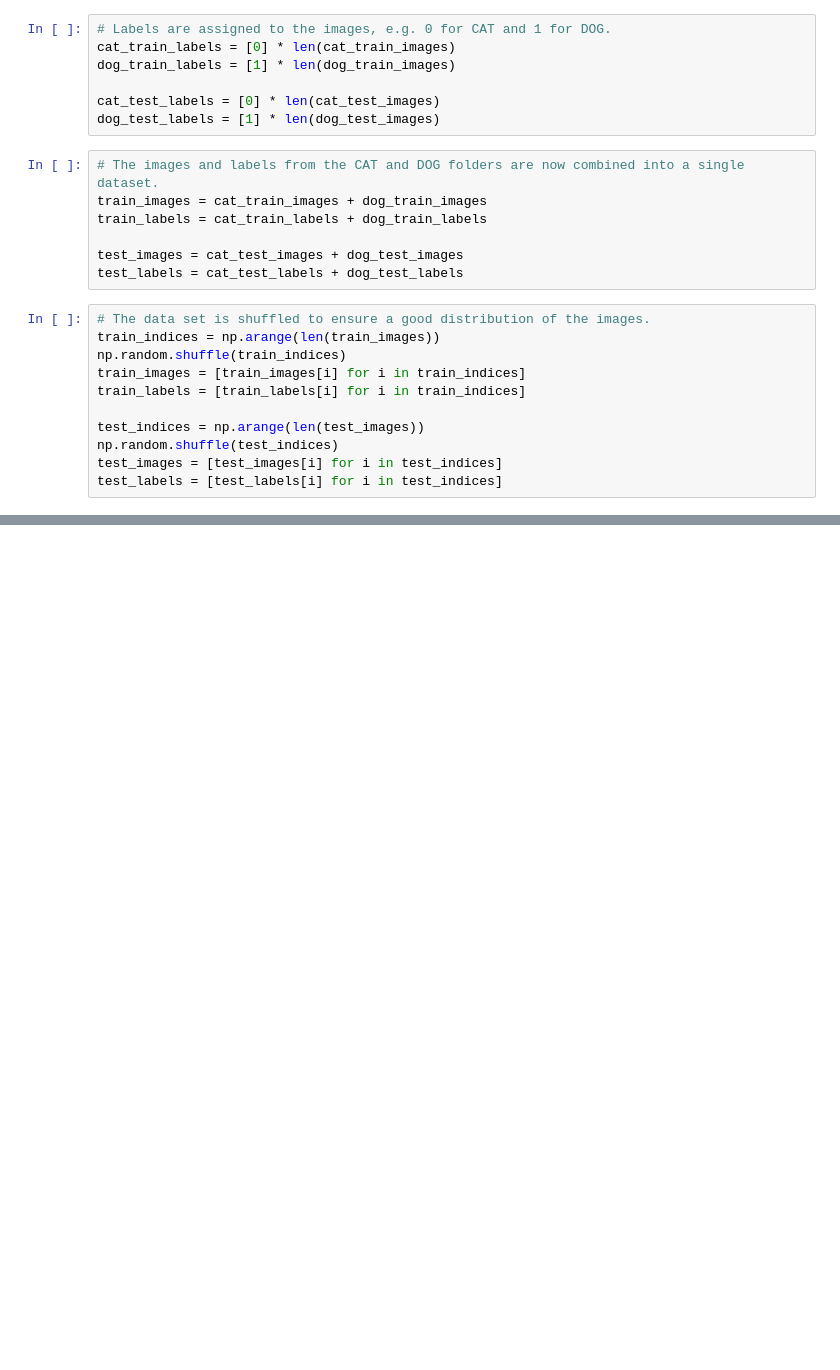
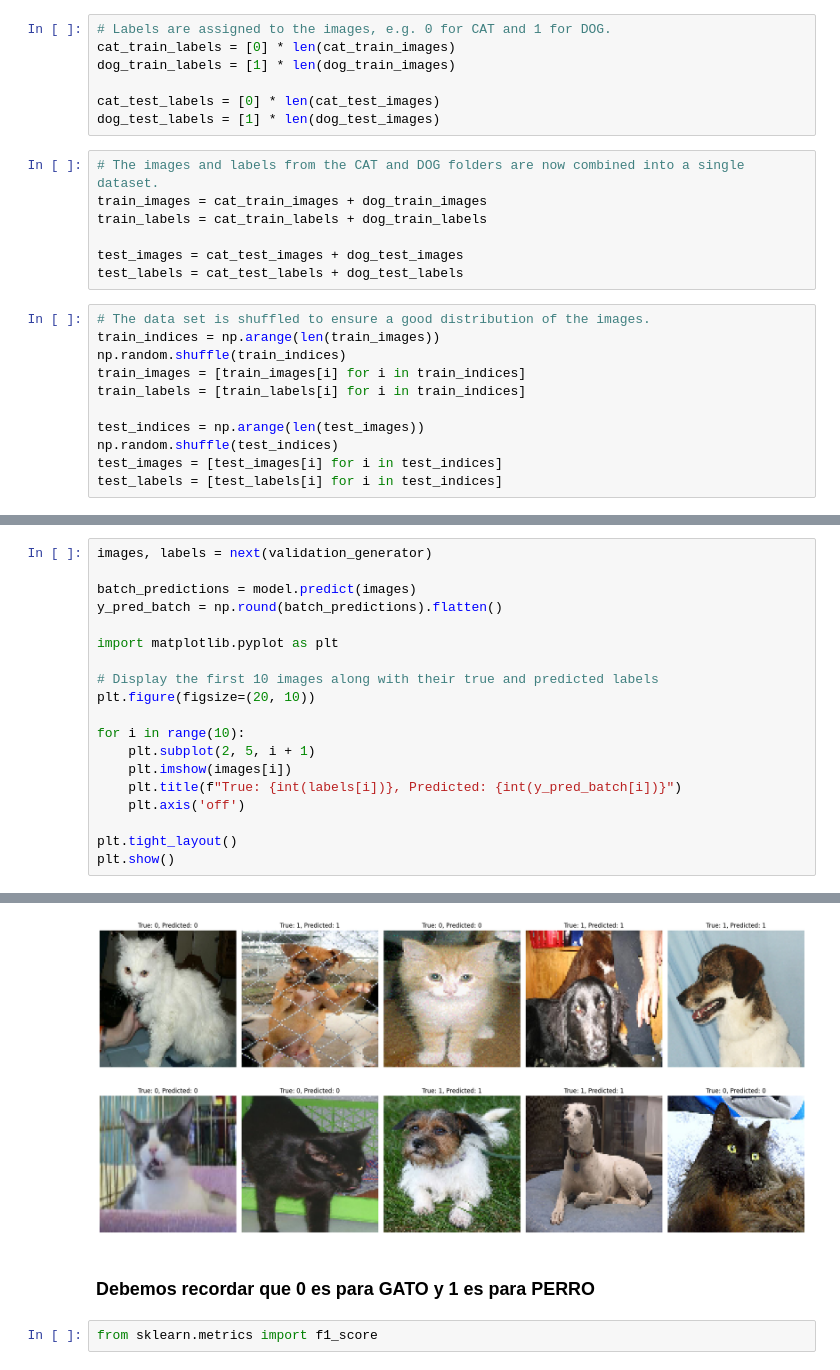
Before and after one commit to unclepete-20/cat_dog_cnn, a Jupyter notebook: animal_classifier.ipynb, the cells around one changed output, grey strips where cells are left out. Saved outputs shown, nothing was run; the diff lists cells and outputs as text; blank space fills up the shorter version.

```diff
--- a/animal_classifier.ipynb
+++ b/animal_classifier.ipynb
@@ -207,0 +227,20 @@ AssertionError
+# %%
+images, labels = next(validation_generator)
+
+batch_predictions = model.predict(images)
+y_pred_batch = np.round(batch_predictions).flatten()
+
+import matplotlib.pyplot as plt
+
+# Display the first 10 images along with their true and predicted labels
+plt.figure(figsize=(20, 10))
+
+for i in range(10):
+    plt.subplot(2, 5, i + 1)
+    plt.imshow(images[i])
+    plt.title(f"True: {int(labels[i])}, Predicted: {int(y_pred_batch[i])}")
+    plt.axis('off')
+
+plt.tight_layout()
+plt.show()
+# %% [output]
@@ -207,0 +248,5 @@ AssertionError
+[figure, added]
+# %% [markdown]
+### Debemos recordar que 0 es para GATO y 1 es para PERRO
+# %%
+from sklearn.metrics import f1_score
```
Also changed, not shown: parts of 22 cells of this notebook.
